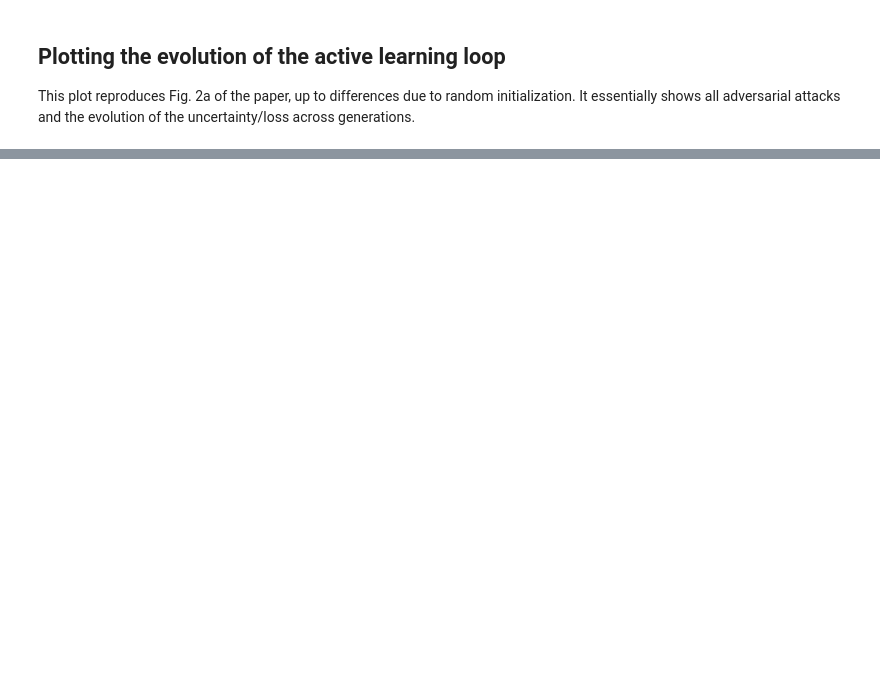
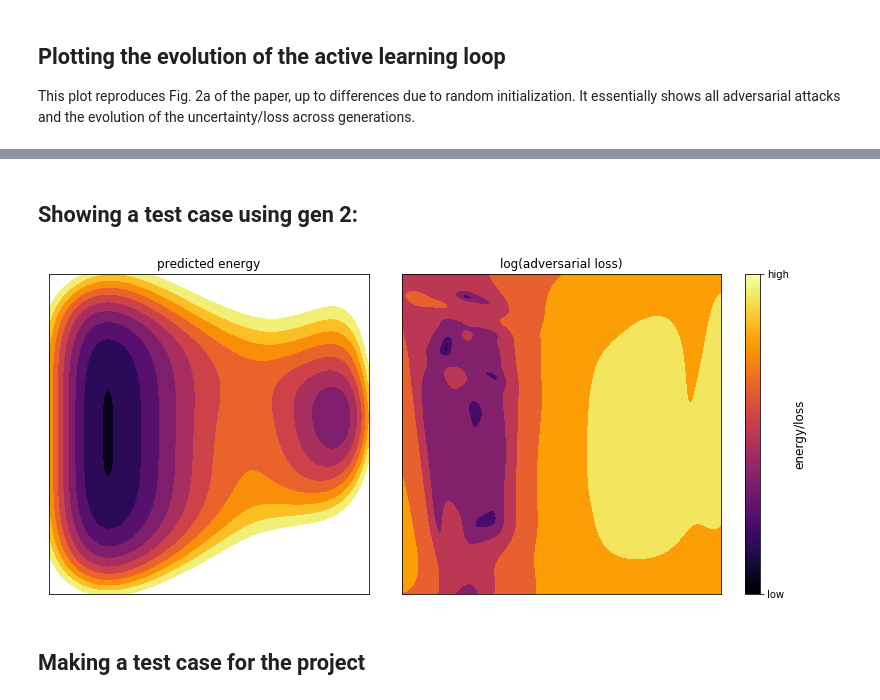
Before and after one commit to learningmatter-mit/Atomistic-Adversarial-Attacks, a Jupyter notebook: examples/2D_DoubleWell.ipynb, the cells around one changed output, grey strips where cells are left out. Saved outputs shown, nothing was run; the diff lists cells and outputs as text; code cells hidden in the pictures; blank space fills up the shorter version.

```diff
--- a/examples/2D_DoubleWell.ipynb
+++ b/examples/2D_DoubleWell.ipynb
@@ -346,0 +506,58 @@ plt.show()
+# %% [markdown]
+## Showing a test case using gen 2:
+# %%
+LIMS = np.array([-PLOT_RANGE, PLOT_RANGE])
+
+gen = 2
+fig, ax_fig = plt.subplots(1, 3, figsize=(11, 5), gridspec_kw={'width_ratios': (0.45, 0.45, 0.02)})
+
+gendf = df.loc[df.generation == gen]
+
+contdf = gendf.loc[gendf.type == 'contour']
+traindf = gendf.loc[gendf.type == 'train']
+attackdf = gendf.loc[gendf.type == 'attack']
+
+ax = ax_fig[0]
+ctf = ax.contourf(
+    contdf.x.values.reshape(SHAPE),
+    contdf.y.values.reshape(SHAPE),
+    contdf.avgE.values.reshape(SHAPE),
+    levels=levels,
+    label='Avg[E]',
+    zorder=-1,
+    cmap='inferno'
+)
+ax.set_title('predicted energy')
+
+ax = ax_fig[1]
+ax.contourf(
+    contdf.x.values.reshape(SHAPE),
+    contdf.y.values.reshape(SHAPE),
+    np.log(contdf.loss.values.reshape(SHAPE)),
+    label='Loss',
+    zorder=-1,
+    cmap='inferno'
+)
+ax.set_title('log(adversarial loss)')
+
+ax = ax_fig[2]
+cbar = fig.colorbar(mappable, cax=ax)
+cbar.set_ticks([0, 1])
+cbar.set_ticklabels(['low', 'high'])
+cbar.set_label('energy/loss', fontsize=12)
+
+for ax in ax_fig[:2]:
+    ax.set_xlim(LIMS)
+    ax.set_ylim(LIMS)
+    ax.set_xticks([])
+    ax.set_yticks([])
+    ax.set_aspect('equal')
+
+fig.tight_layout()
+plt.show()
+
+fig.savefig(os.path.join(FIGS_PATH, 'doublewell', f'gen{gen}_example.svg'), bbox_inches='tight')
+# %% [output]
+[figure, added]
+# %% [markdown]
+## Making a test case for the project
```
Also changed, not shown: parts of 28 cells of this notebook, 1 other file.
